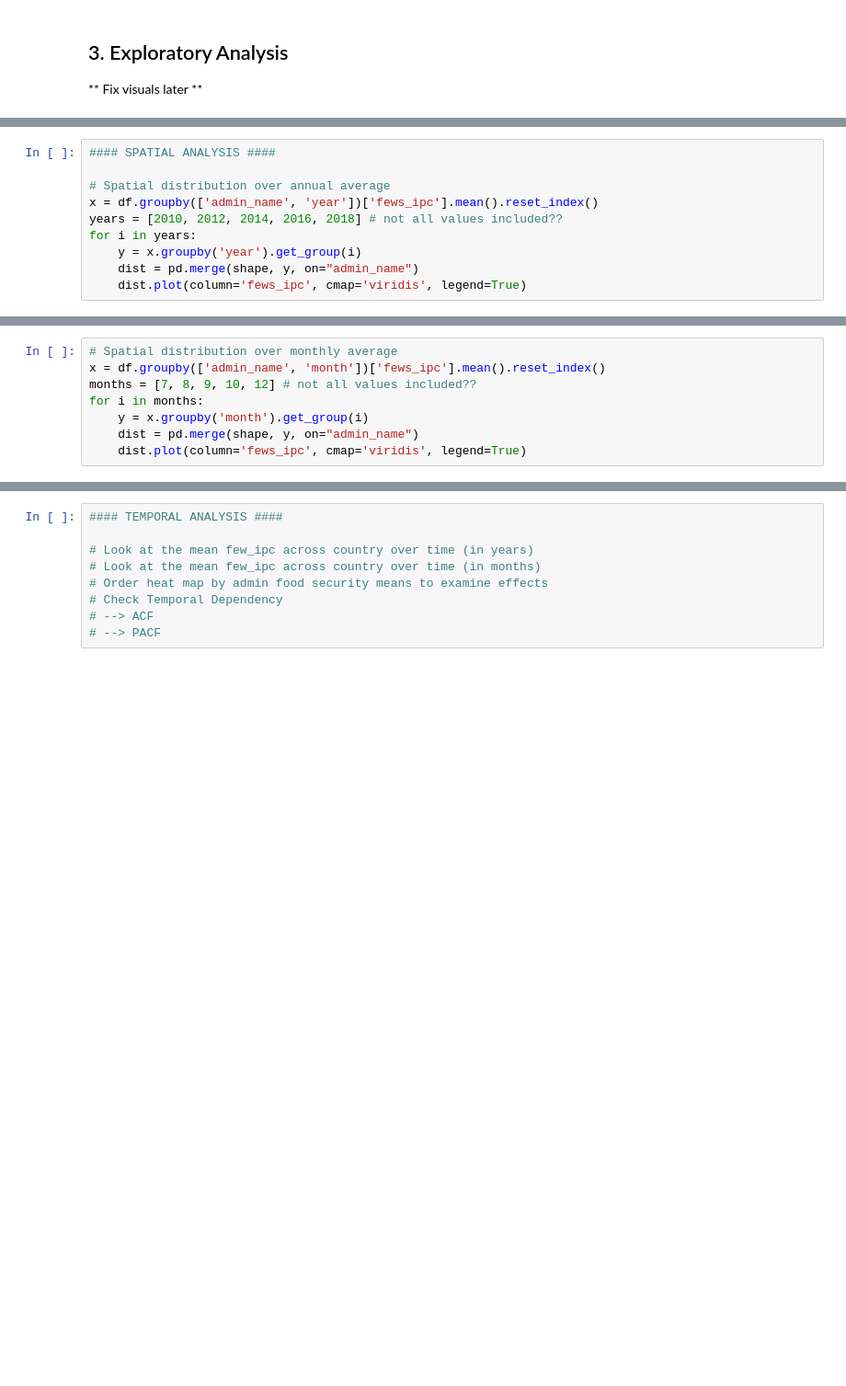
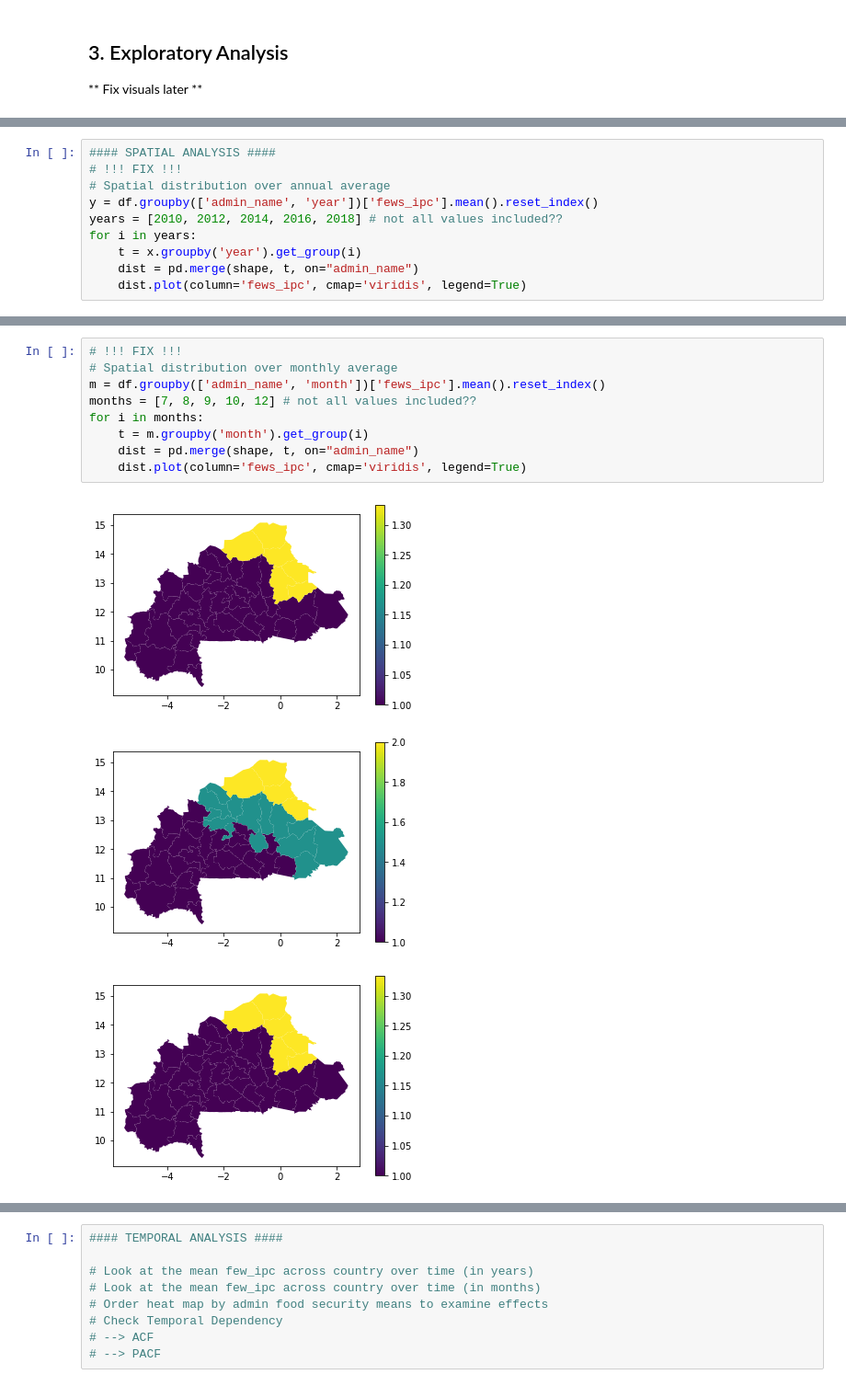
Before and after one commit to Claudia-Offner/MapAction_Dissertation, a Jupyter notebook: Model 2.ipynb, the cells around one changed output, grey strips where cells are left out. Shown at 92% size. Saved outputs shown, nothing was run; the diff lists cells and outputs as text; blank space fills up the shorter version.

```diff
--- a/Model 2.ipynb
+++ b/Model 2.ipynb
@@ -88,10 +92,10 @@ sns.heatmap(corrmat, vmax=.8, square=True);
 # %%
 #### SPATIAL ANALYSIS ####
-
+# !!! FIX !!!
 # Spatial distribution over annual average
-x = df.groupby(['admin_name', 'year'])['fews_ipc'].mean().reset_index()
+y = df.groupby(['admin_name', 'year'])['fews_ipc'].mean().reset_index()
 years = [2010, 2012, 2014, 2016, 2018] # not all values included??
 for i in years:
-    y = x.groupby('year').get_group(i)
-    dist = pd.merge(shape, y, on="admin_name")
+    t = x.groupby('year').get_group(i)
+    dist = pd.merge(shape, t, on="admin_name")
     dist.plot(column='fews_ipc', cmap='viridis', legend=True)
@@ -104,8 +102,13 @@ for i in years:
 # %%
+# !!! FIX !!!
 # Spatial distribution over monthly average
-x = df.groupby(['admin_name', 'month'])['fews_ipc'].mean().reset_index()
+m = df.groupby(['admin_name', 'month'])['fews_ipc'].mean().reset_index()
 months = [7, 8, 9, 10, 12] # not all values included??
 for i in months:
-    y = x.groupby('month').get_group(i)
-    dist = pd.merge(shape, y, on="admin_name")
+    t = m.groupby('month').get_group(i)
+    dist = pd.merge(shape, t, on="admin_name")
     dist.plot(column='fews_ipc', cmap='viridis', legend=True)
+# %% [output]
+[figure, added]
+[figure, added]
+[figure, added]
```
Also changed, not shown: parts of 11 cells of this notebook.
